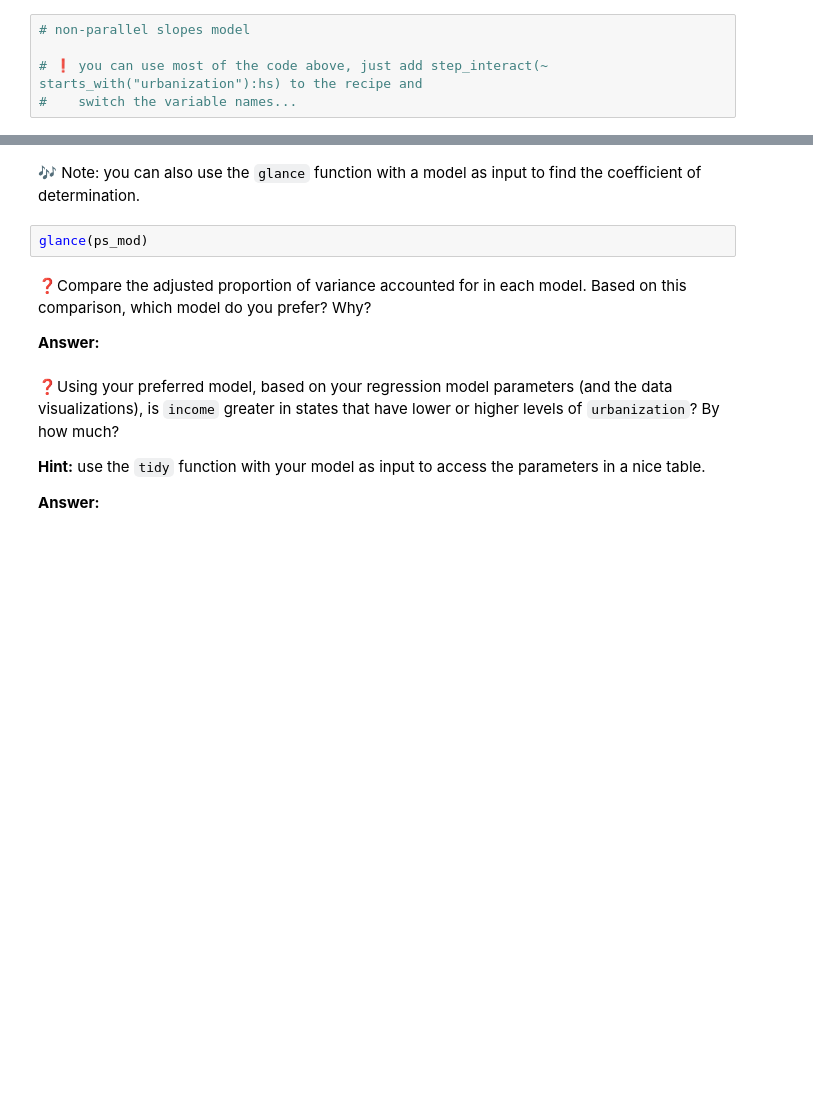
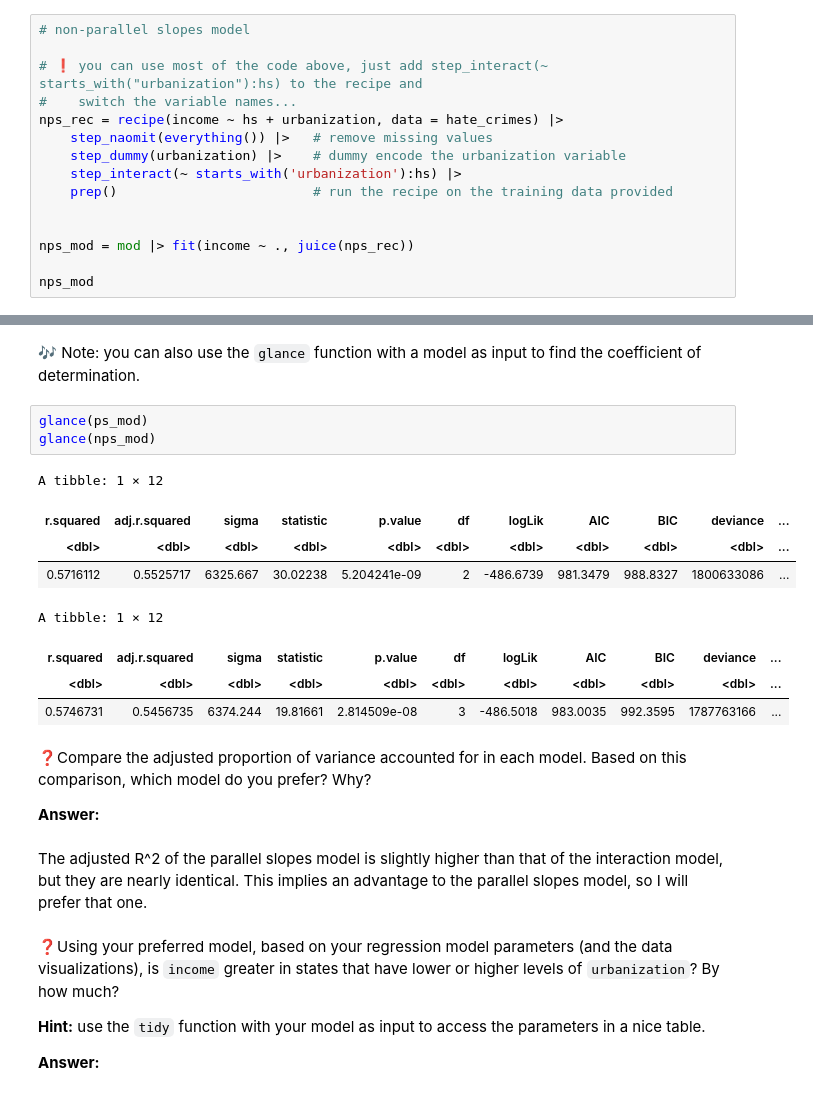
Before and after one commit to UNC-DATA-730/unit-4-assignment-rbmatheny, a Jupyter notebook: assignment4.ipynb, the cells around one changed output, grey strips where cells are left out. Drawn from its saved outputs; the diff is of its cells as text; blank space fills up the shorter version.

```diff
--- a/assignment4.ipynb
+++ b/assignment4.ipynb
@@ -126,3 +136,13 @@ ps_mod
 
 # ❗️ you can use most of the code above, just add step_interact(~ starts_with("urbanization"):hs) to the recipe and
 #    switch the variable names...
+nps_rec = recipe(income ~ hs + urbanization, data = hate_crimes) |>
+    step_naomit(everything()) |>   # remove missing values
+    step_dummy(urbanization) |>    # dummy encode the urbanization variable
+    step_interact(~ starts_with('urbanization'):hs) |>
+    prep()                         # run the recipe on the training data provided
+
+
+nps_mod = mod |> fit(income ~ ., juice(nps_rec))
+
+nps_mod
@@ -142,10 +187,22 @@ rbind(
 🎶 Note: you can also use the `glance` function with a model as input to find the coefficient of determination.
 # %%
 glance(ps_mod)
+glance(nps_mod)
+# %% [output]
+A tibble: 1 × 12
+| r.squared | adj.r.squared | sigma | statistic | p.value | df | logLik | AIC | BIC | deviance | ... |
+| <dbl> | <dbl> | <dbl> | <dbl> | <dbl> | <dbl> | <dbl> | <dbl> | <dbl> | <dbl> | ... |
+| 0.5716112 | 0.5525717 | 6325.667 | 30.02238 | 5.204241e-09 | 2 | -486.6739 | 981.3479 | 988.8327 | 1800633086 | ... |
+A tibble: 1 × 12
+| r.squared | adj.r.squared | sigma | statistic | p.value | df | logLik | AIC | BIC | deviance | ... |
+| <dbl> | <dbl> | <dbl> | <dbl> | <dbl> | <dbl> | <dbl> | <dbl> | <dbl> | <dbl> | ... |
+| 0.5746731 | 0.5456735 | 6374.244 | 19.81661 | 2.814509e-08 | 3 | -486.5018 | 983.0035 | 992.3595 | 1787763166 | ... |
 # %% [markdown]
 ❓Compare the adjusted proportion of variance accounted for in each model. Based on this comparison, which model do you prefer? Why?
 
 **Answer:**
+# %% [markdown]
+The adjusted R^2 of the parallel slopes model is slightly higher than that of the interaction model, but they are nearly identical. This implies an advantage to the parallel slopes model, so I will prefer that one.
 # %% [markdown]
 ❓Using your preferred model, based on your regression model parameters (and the data visualizations), is `income` greater in states that have lower or higher levels of `urbanization`? By how much?
 
```
Also changed, not shown: parts of 7 cells of this notebook.
